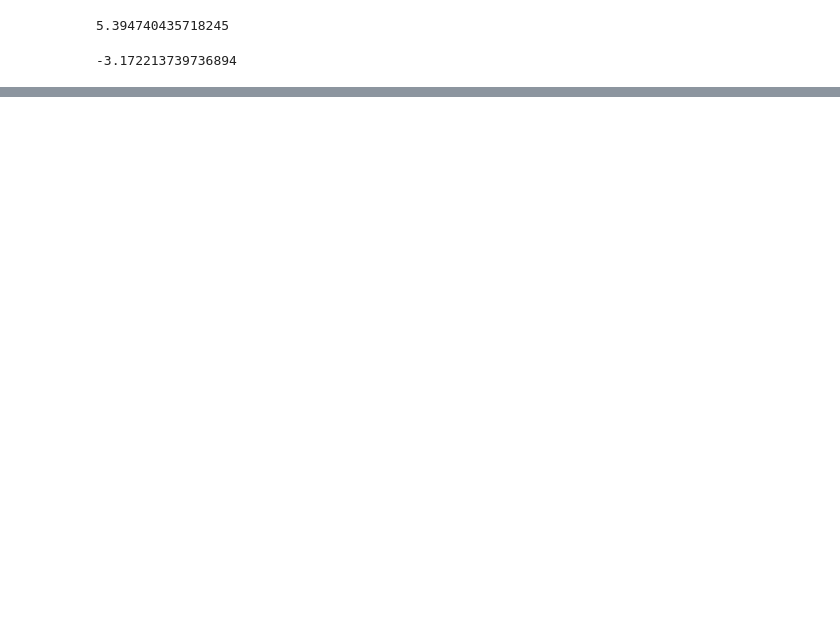
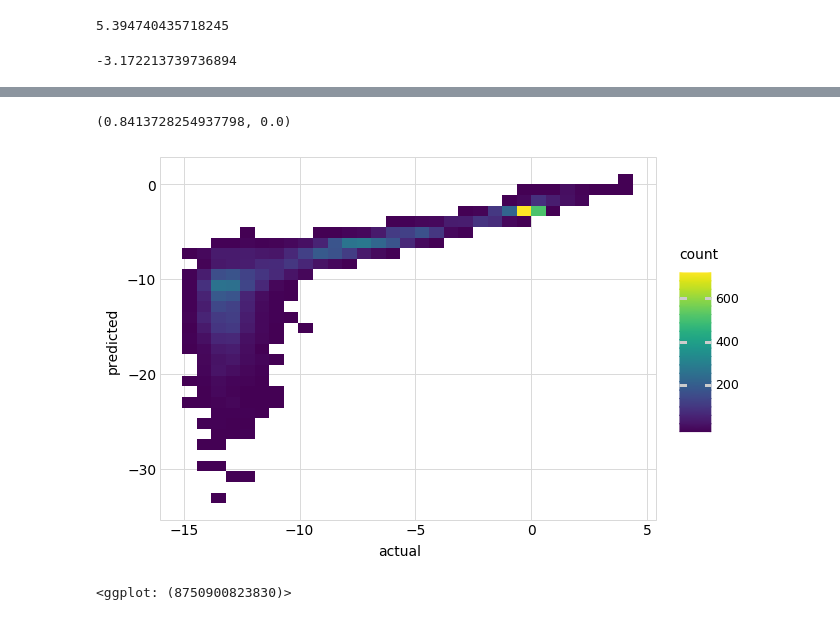
Before and after one commit to jbloomlab/dms_variants, a Jupyter notebook: notebooks/noepistasis_model.ipynb, the cells around one changed output, grey strips where cells are left out. Saved outputs shown, nothing was run; the diff lists cells and outputs as text; code cells hidden in the pictures; blank space fills up the shorter version.

```diff
--- a/notebooks/noepistasis_model.ipynb
+++ b/notebooks/noepistasis_model.ipynb
@@ -286,12 +269,19 @@ noepistasis_model.latent_phenotype_wt
 # %%
 scipy.stats.pearsonr(
         binarymap.func_scores,
-        noepistasis_model.latent_phenotype_frombinary(binarymap.binary_variants))
+        noepistasis_model.latent_phenotypes_frombinary(binarymap.binary_variants),
+        )
+# %% [output]
+(0.8413728254937798, 0.0)
 # %%
 import pandas as pd
 df = pd.DataFrame({'actual': binarymap.func_scores,
-                   'predicted': noepistasis_model.latent_phenotype_frombinary(binarymap.binary_variants)})
+                   'predicted': noepistasis_model.latent_phenotypes_frombinary(binarymap.binary_variants),
+                   })
 
 (ggplot(df, aes('actual', 'predicted')) +
  geom_bin2d()
  )
+# %% [output]
+[figure, added]
+<ggplot: (8750900823830)>
```
Also changed, not shown: parts of 11 cells of this notebook, 1 other file.
